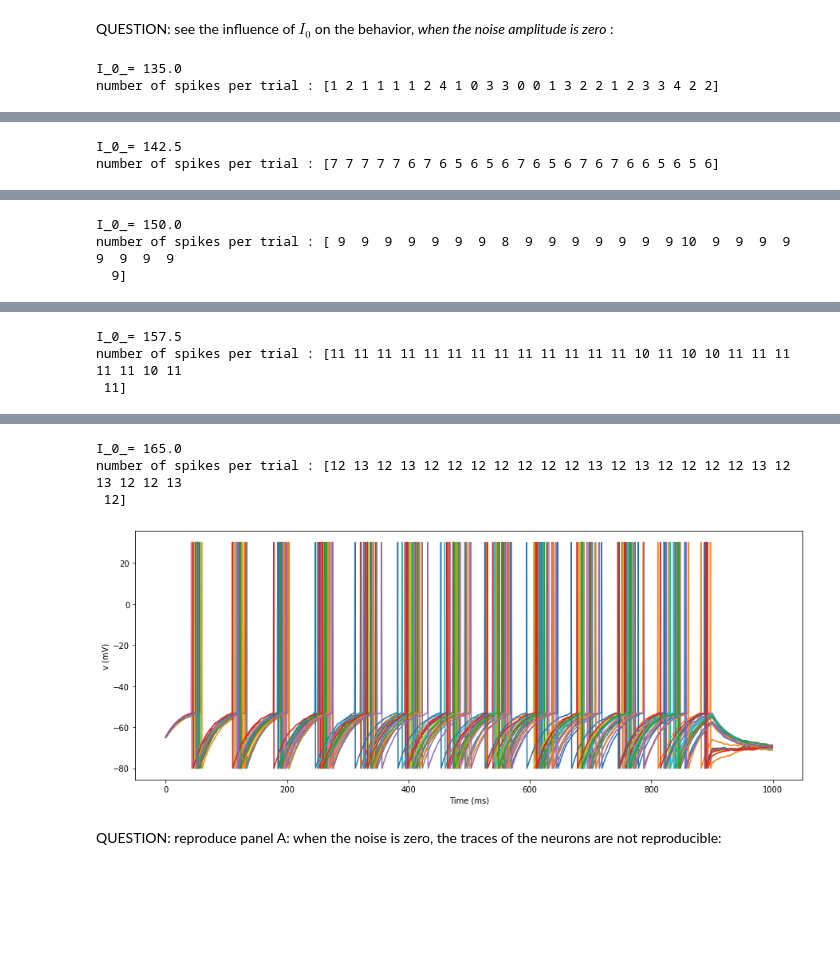
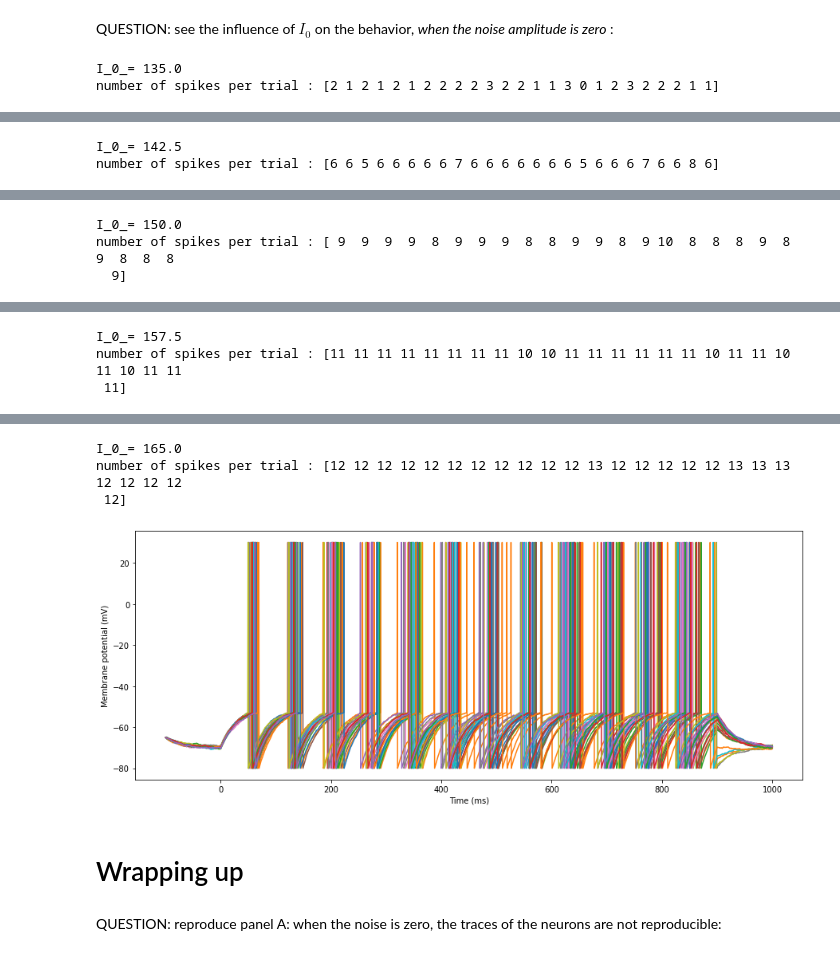
Before and after one commit to CONECT-INT/2021-04-23_PhDProgram-course-in-computational-neuroscience_hands-on, a Jupyter notebook: MainenSejnowski1995.ipynb, the cells around one changed output, grey strips where cells are left out. Saved outputs shown, nothing was run; the diff lists cells and outputs as text; code cells hidden in the pictures; blank space fills up the shorter version.

```diff
--- a/MainenSejnowski1995.ipynb
+++ b/MainenSejnowski1995.ipynb
@@ -484,11 +533,11 @@ We reproduce panel B: with a frozen noise, the neuron traces are reproducible.
 This also proves that we "forgot" to include a noise intrinsic to the dynamics of the neuron:
 # %%
 def leaky_IF(time=time, inp=I, tau=30, v0=-65, R=0.12,
-                Vthreshold =-53, Vreset=-80, Vspike=30,
-                VRest=-70, b=40, seed=None):
+                Vthreshold =-53, Vreset=Vreset, Vspike=Vspike,
+                VRest=VRest, b=40, seed=None):
     np.random.seed(seed)
     V = np.ones_like(time)*v0
-    dt = time[1]
+    dt = time[1] - time[0]
     for t in range(len(time)-1):
         n=np.random.randn()
         dV = dt * (-(V[t] - VRest) + R*(inp[t]+b*n))/tau
@@ -516,7 +565,7 @@ for rho in np.linspace(0.5, 2., 5):
     print('number of spikes per trial :', (VA>0).sum(axis=1))
 
     fig, ax = plt.subplots(1, 1, figsize=(fig_width, fig_width/phi))
-    ax.eventplot([dt*np.where(VA.T[:, i] == 30)[0] for i in range(0, n_trials)],
+    ax.eventplot([dt*np.where(VA.T[:, i] == Vspike)[0] for i in range(0, n_trials)],
                 colors='black', lineoffsets=1, linelengths=0.9);
     ax.set_ylabel('Trial number')
     ax.set_xlabel('Time (ms)')
@@ -556,7 +605,7 @@ for rho in np.linspace(0.7, 1.3, 5):
     print('number of spikes per trial :', (VA>0).sum(axis=1))
 
     fig, ax = plt.subplots(1, 1, figsize=(fig_width, fig_width/phi))
-    ax.eventplot([dt*np.where(VA.T[:, i] == 30)[0] for i in range(0, n_trials)],
+    ax.eventplot([dt*np.where(VA.T[:, i] == Vspike)[0] for i in range(0, n_trials)],
                 colors='black', lineoffsets=1, linelengths=0.9);
     ax.set_ylabel('Trial number')
     ax.set_xlabel('Time (ms)')
@@ -597,7 +646,7 @@ for rho in np.linspace(0.7, 1.3, 5):
     fig, ax = plt.subplots(1, 1, figsize=(fig_width, fig_width/phi))
     ax.plot(time, VA.T)
     ax.set_xlabel('Time (ms)')
-    ax.set_ylabel('v (mV)');
+    ax.set_ylabel('Membrane potential (mV)');
     plt.show()
 # %% [output]
 rho= 0.7
@@ -625,8 +674,8 @@ for rho in np.linspace(0.9, 1.1, 5):
     fig, ax = plt.subplots(1, 1, figsize=(fig_width, fig_width/phi))
     ax.plot(time, VA.T)
     ax.set_xlabel('Time (ms)')
-    ax.set_ylabel('v (mV)');
+    ax.set_ylabel('Membrane potential (mV)');
     plt.show()
 # %% [output]
 I_0_= 135.0
-number of spikes per trial : [1 2 1 1 1 1 2 4 1 0 3 3 0 0 1 3 2 2 1 2 3 3 4 2 2]
+number of spikes per trial : [2 1 2 1 2 1 2 2 2 2 3 2 2 1 1 3 0 1 2 3 2 2 2 1 1]
@@ -634,2 +683,2 @@ number of spikes per trial : [1 2 1 1 1 1 2 4 1 0 3 3 0 0 1 3 2 2 1 2 3 3 4 2 2]
 I_0_= 142.5
-number of spikes per trial : [7 7 7 7 7 6 7 6 5 6 5 6 7 6 5 6 7 6 7 6 6 5 6 5 6]
+number of spikes per trial : [6 6 5 6 6 6 6 6 7 6 6 6 6 6 6 6 5 6 6 6 7 6 6 8 6]
@@ -637,3 +686,3 @@ number of spikes per trial : [7 7 7 7 7 6 7 6 5 6 5 6 7 6 5 6 7 6 7 6 6 5 6 5 6]
 I_0_= 150.0
-number of spikes per trial : [ 9  9  9  9  9  9  9  8  9  9  9  9  9  9  9 10  9  9  9  9  9  9  9  9
+number of spikes per trial : [ 9  9  9  9  8  9  9  9  8  8  9  9  8  9 10  8  8  8  9  8  9  8  8  8
   9]
@@ -641,3 +690,3 @@ number of spikes per trial : [ 9  9  9  9  9  9  9  8  9  9  9  9  9  9  9 10  9
 I_0_= 157.5
-number of spikes per trial : [11 11 11 11 11 11 11 11 11 11 11 11 11 10 11 10 10 11 11 11 11 11 10 11
+number of spikes per trial : [11 11 11 11 11 11 11 11 10 10 11 11 11 11 11 11 10 11 11 10 11 10 11 11
  11]
@@ -645,7 +694,9 @@ number of spikes per trial : [11 11 11 11 11 11 11 11 11 11 11 11 11 10 11 10 10
 I_0_= 165.0
-number of spikes per trial : [12 13 12 13 12 12 12 12 12 12 12 13 12 13 12 12 12 12 13 12 13 12 12 13
+number of spikes per trial : [12 12 12 12 12 12 12 12 12 12 12 13 12 12 12 12 12 13 13 13 12 12 12 12
  12]
-[figure, old version]
+[figure, new version]
+# %% [markdown]
+# Wrapping up
 # %% [markdown]
 QUESTION: reproduce panel A: when the noise is zero, the traces of the neurons are not reproducible:
 # %%
```
Also changed, not shown: parts of 55 cells of this notebook.
